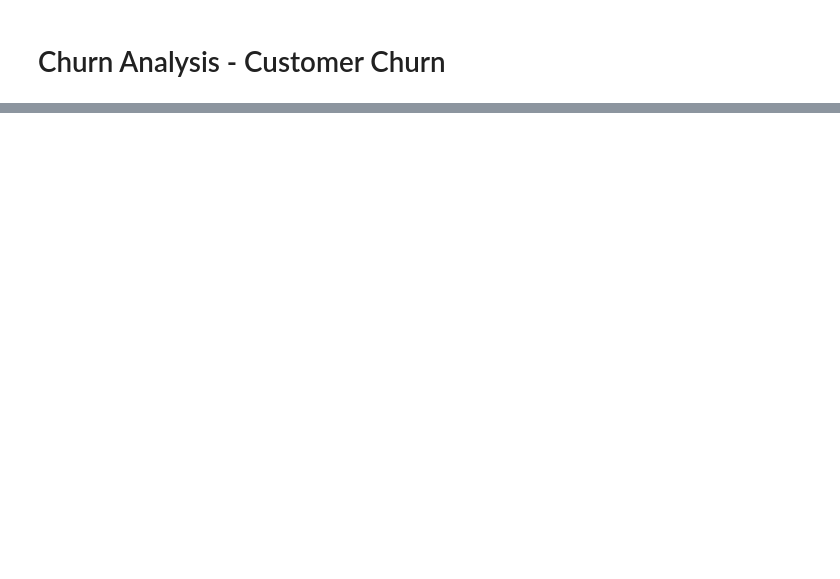
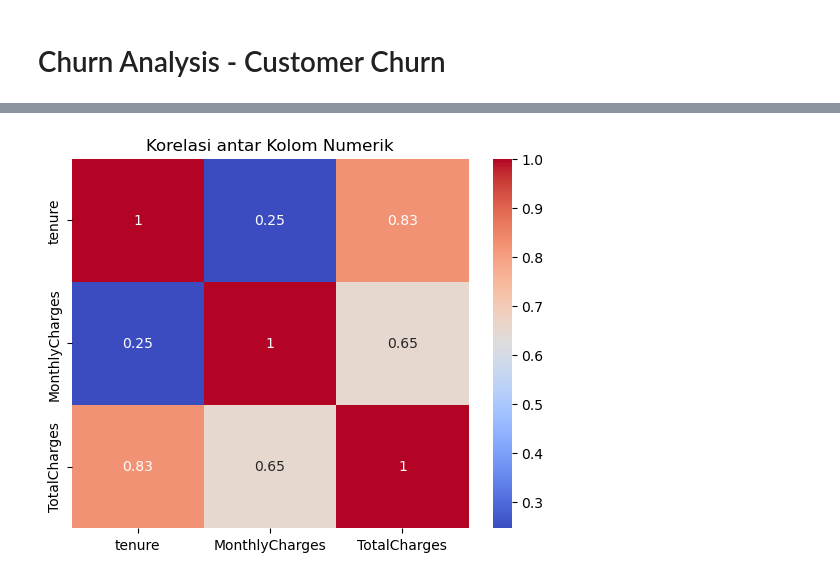
Before and after one commit to naufaldahafizh/churn-analysis, a Jupyter notebook: notebooks/01_eda_modeling.ipynb, the cells around one changed output, grey strips where cells are left out. Cells and saved outputs as stored; diff of their text form; code cells hidden in the pictures; blank space fills up the shorter version.

```diff
--- a/notebooks/churn_analysis.ipynb
+++ b/notebooks/01_eda_modeling.ipynb
@@ -113,0 +98,9 @@ sns.barplot(x='Contract', y='Churn', data=df.replace({'Churn': {'Yes': 1, 'No':
+# %%
+# Visualisasi korelasi fitur numerik
+num_cols = ['tenure', 'MonthlyCharges', 'TotalCharges']
+corr = df[num_cols].corr()
+sns.heatmap(corr, annot=True, cmap='coolwarm')
+plt.title('Korelasi antar Kolom Numerik')
+plt.show()
+# %% [output]
+[figure, added]
```
Also changed, not shown: parts of 48 cells of this notebook, 9 other files.
